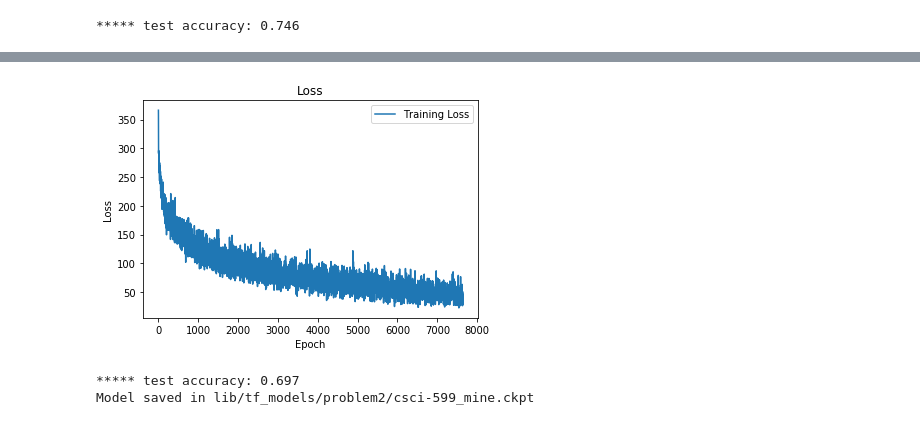
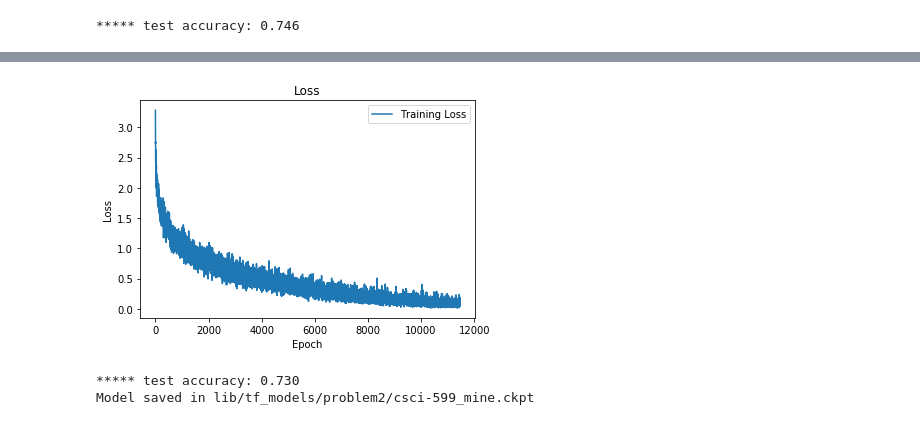
Before and after one commit to PradeepKadubandi/CSCI599-Assignment1, a Jupyter notebook: Problem_2.ipynb, the cells around one changed output, grey strips where cells are left out. Drawn from its saved outputs; the diff is of its cells as text; code cells hidden in the pictures.

```diff
--- a/Problem_2.ipynb
+++ b/Problem_2.ipynb
@@ -169,17 +169,16 @@ def norm(input, is_training):
 # This class only exposes options like a config, it's upto the model implementation
 # class to use/ignore those options.
 class Options:
-    def __init__(self, num_cnn=2, num_fc=2, use_dropout=False, use_batch_norm=False, num_epoch=10, lrDecay=None):
+    def __init__(self, num_cnn=2, num_fc=2, use_dropout=False, use_batch_norm=False, num_epoch=10):
         self.num_cnn = num_cnn
         self.num_fc = num_fc
         self.use_dropout = use_dropout
         self.use_batch_norm = use_batch_norm
         self.num_epoch = num_epoch
-        self.lrDecay = lrDecay #TODO: Not handled in YourModel class yet
 
     def __str__(self):
-        return str.format("num_cnn = {}, num_fc = {}, use_dropout = {}, use_batch_norm = {}, num_epoch = {}, lrDecay = {}",
-                         self.num_cnn, self.num_fc, self.use_dropout, self.use_batch_norm, self.num_epoch, self.lrDecay)
+        return str.format("num_cnn = {}, num_fc = {}, use_dropout = {}, use_batch_norm = {}, num_epoch = {}",
+                         self.num_cnn, self.num_fc, self.use_dropout, self.use_batch_norm, self.num_epoch)
 # %%
 class BaseModel(object):
     def __init__(self, options = None):
@@ -699,8 +698,8 @@ validation for epoch 29
 # Clear old computation graphs
 tf.reset_default_graph()
 
-# Hyper parameters that achieve 70% test accuracy
-options = Options(num_cnn = 5, use_dropout = False, num_fc = 3, num_epoch = 20)
+# Hyper parameters that achieve >70% test accuracy
+options = Options(num_cnn = 5, use_batch_norm = True, use_dropout = True, num_fc = 3, num_epoch = 30)
 
 #############################################################################
 #                             END OF YOUR CODE                              #
@@ -737,5 +736,5 @@ validation for epoch 19
-[figure, old version]
+[figure, new version]
-***** test accuracy: 0.697
+***** test accuracy: 0.730
 Model saved in lib/tf_models/problem2/csci-599_mine.ckpt
 # %%
 tf.reset_default_graph()
```
Also changed, not shown: parts of 2 cells of this notebook, 2 other files.
